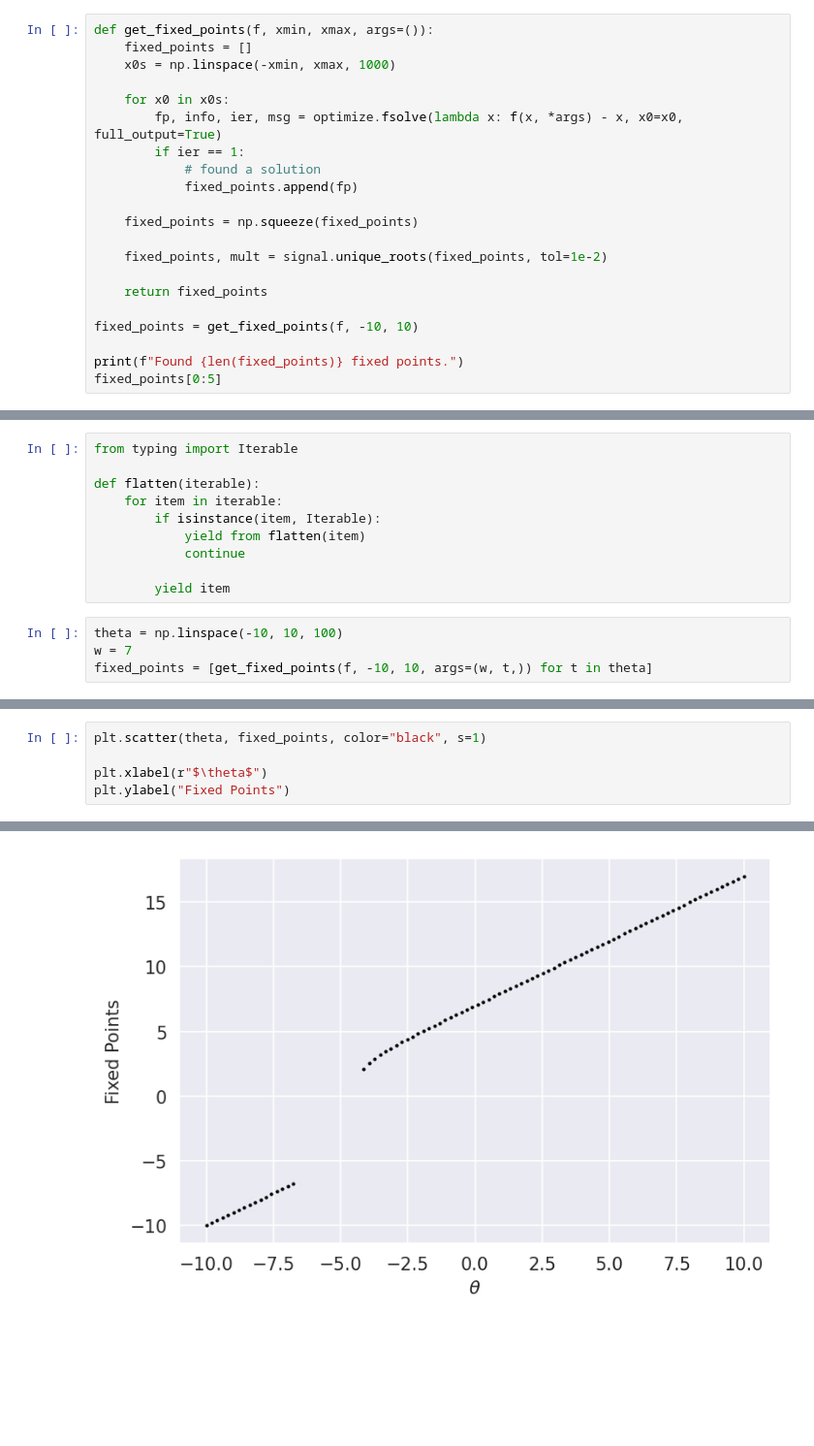
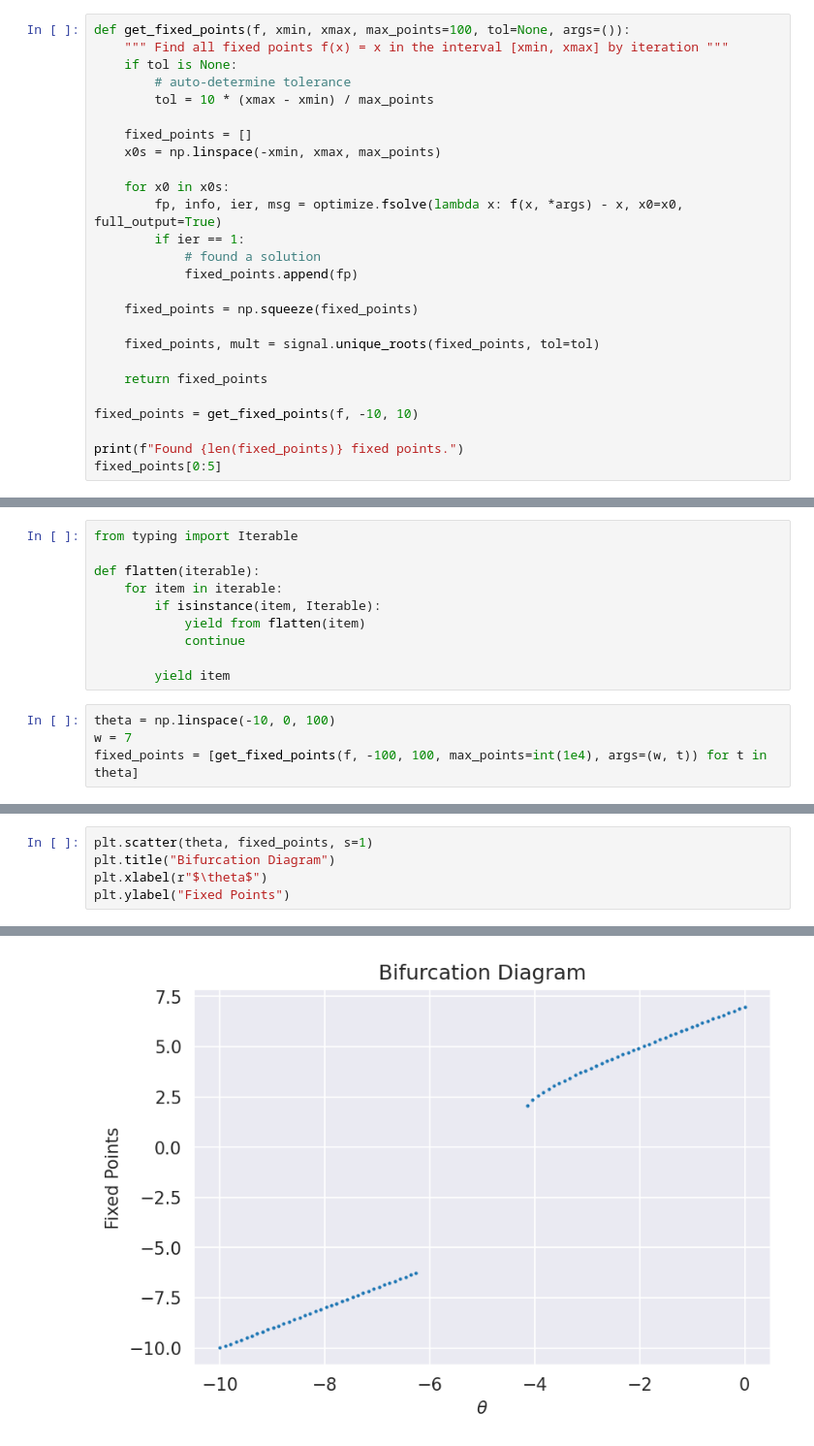
Before and after one commit to LarsKue/TSA-RNN, a Jupyter notebook: ex07/ex07.ipynb, the cells around one changed output, grey strips where cells are left out. Shown at 97% size. Cells and saved outputs as stored; diff of their text form; blank space fills up the shorter version.

```diff
--- a/ex07/ex07.ipynb
+++ b/ex07/ex07.ipynb
@@ -129,9 +136,14 @@ Text(0, 0.5, '$x_{t+1}$')
 # %% [markdown]
 We can see that while the function gets close at $x_t \sim -1.5$, the only root here is $x_t \sim 4$.
 # %%
-def get_fixed_points(f, xmin, xmax, args=()):
+def get_fixed_points(f, xmin, xmax, max_points=100, tol=None, args=()):
+    """ Find all fixed points f(x) = x in the interval [xmin, xmax] by iteration """
+    if tol is None:
+        # auto-determine tolerance
+        tol = 10 * (xmax - xmin) / max_points
+
     fixed_points = []
-    x0s = np.linspace(-xmin, xmax, 1000)
+    x0s = np.linspace(-xmin, xmax, max_points)
 
     for x0 in x0s:
         fp, info, ier, msg = optimize.fsolve(lambda x: f(x, *args) - x, x0=x0, full_output=True)
@@ -141,7 +153,7 @@ def get_fixed_points(f, xmin, xmax, args=()):
 
     fixed_points = np.squeeze(fixed_points)
 
-    fixed_points, mult = signal.unique_roots(fixed_points, tol=1e-2)
+    fixed_points, mult = signal.unique_roots(fixed_points, tol=tol)
 
     return fixed_points
 
@@ -191,9 +208,9 @@ def flatten(iterable):
 
         yield item
 # %%
-theta = np.linspace(-10, 10, 100)
+theta = np.linspace(-10, 0, 100)
 w = 7
-fixed_points = [get_fixed_points(f, -10, 10, args=(w, t,)) for t in theta]
+fixed_points = [get_fixed_points(f, -100, 100, max_points=int(1e4), args=(w, t)) for t in theta]
 # %%
 mask = np.array([len(fp) > 0 for fp in fixed_points])
 fixed_points = np.array(list(flatten(fixed_points)))
@@ -205,8 +222,8 @@ print(theta.shape, fixed_points.shape)
 # %%
-plt.scatter(theta, fixed_points, color="black", s=1)
-
+plt.scatter(theta, fixed_points, s=1)
+plt.title("Bifurcation Diagram")
 plt.xlabel(r"$\theta$")
 plt.ylabel("Fixed Points")
 # %% [output]
 Text(0, 0.5, 'Fixed Points')
-[figure, old version]
+[figure, new version]
```
Also changed, not shown: parts of 14 cells of this notebook.
